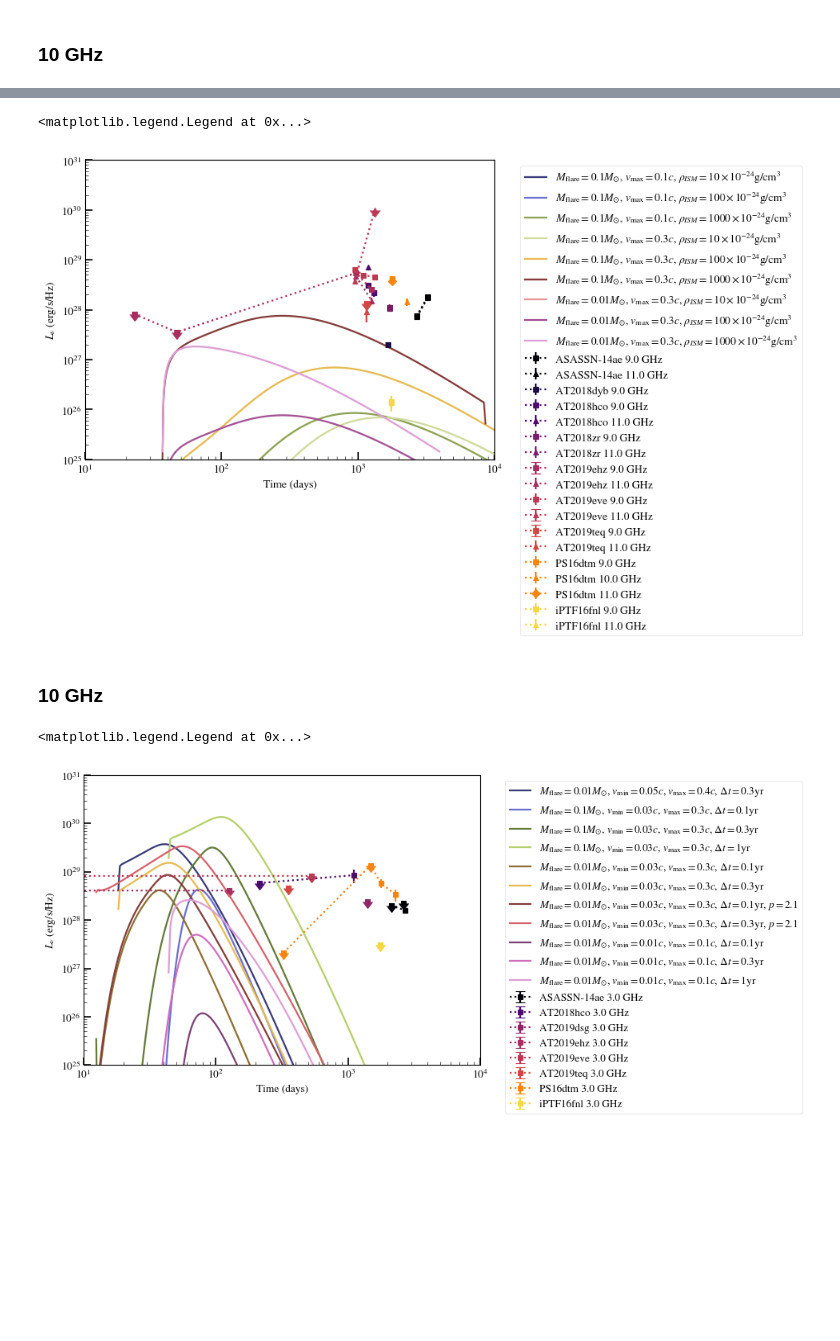
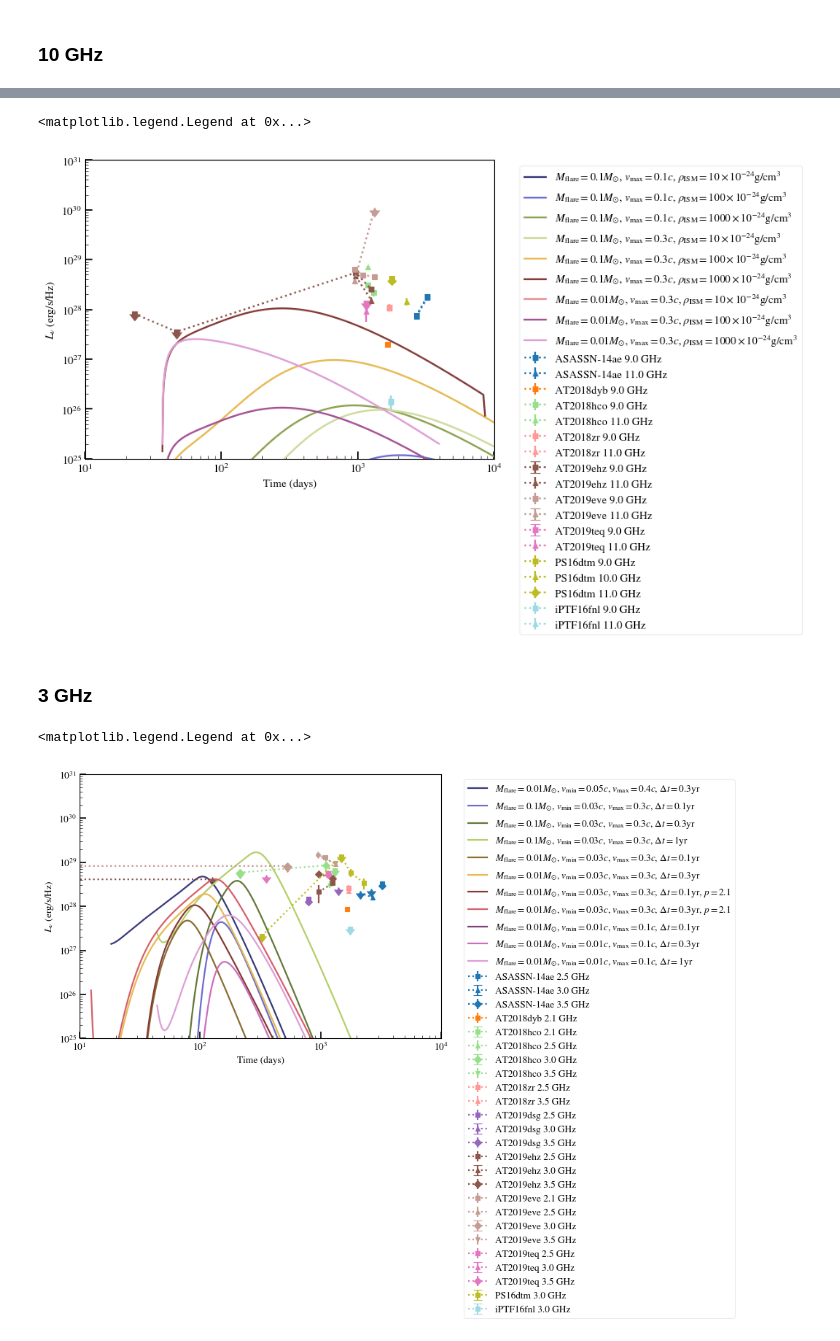
Before and after one commit to samanthacwu/Radio_Forward_Modeling, a Jupyter notebook: compare_to_data.ipynb, the cells around one changed output, grey strips where cells are left out. Drawn from its saved outputs; the diff is of its cells as text; code cells hidden in the pictures; blank space fills up the shorter version.

Commit message:
plotting

```diff
--- a/compare_to_data.ipynb
+++ b/compare_to_data.ipynb
@@ -748,7 +752,7 @@ Text(0.5, 1.0, '15 GHz')
 ### 15 GHz
 # %%
 fig,ax = plt.subplots(figsize=(8, 6))
-colors_array = plt.cm.inferno(np.linspace(0, 1, len(dict_events.keys())))
+colors_array = plt.cm.tab20(np.linspace(0, 1, len(dict_events.keys())))
 for event,color in zip(dict_events.keys(), colors_array):
     # if event != 'ASASSN-14ae':
     #     continue
@@ -810,4 +814,5 @@ ax.set_ylim(1e25,1e31)
 ax.set_xlabel('Time (days)')
 ax.set_ylabel(r'$L_{\nu}$ (erg/s/Hz)')
 plt.legend(bbox_to_anchor=(1.05, 1), loc='upper left')
+plt.title('2 Flare models')
 # %% [output]
@@ -816,6 +889,6 @@ plt.legend(bbox_to_anchor=(1.05, 1), loc='upper left')
 # %%
 fig,ax = plt.subplots(figsize=(8, 6))
-colors_array = plt.cm.inferno(np.linspace(0, 1, len(dict_events.keys())))
+colors_array = plt.cm.tab20(np.linspace(0, 1, len(dict_events.keys())))
 for event,color in zip(dict_events.keys(), colors_array):
     # if event != 'ASASSN-14ae':
     #     continue
@@ -873,4 +946,5 @@ ax.set_ylim(1e25,1e31)
 ax.set_xlabel('Time (days)')
 ax.set_ylabel(r'$L_{\nu}$ (erg/s/Hz)')
 plt.legend(bbox_to_anchor=(1.05, 1), loc='upper left')
+plt.title('Constant density ISM models')
 # %% [output]
@@ -880,7 +954,7 @@ plt.legend(bbox_to_anchor=(1.05, 1), loc='upper left')
 ### 10 GHz
 # %%
 fig,ax = plt.subplots(figsize=(8, 6))
-colors_array = plt.cm.inferno(np.linspace(0, 0.9, len(dict_events.keys())))
+colors_array = plt.cm.tab20(np.linspace(0, 1, len(dict_events.keys())))
 for event,color in zip(dict_events.keys(), colors_array):
     # if event != 'ASASSN-14ae':
     #     continue
@@ -933,7 +1007,7 @@ for i,datadir in enumerate(datadir_2flares_list):
     flare1_dict['Lnu_15GHz'] = np.load(datadir+'/flare1/'+'Lnu_15.00GHz_sparse_Te_1.0E+04.npz')
     flare2_dict['Lnu_15GHz'] = np.load(datadir+'/flare2/'+'Lnu_15.00GHz_sparse_Te_1.0E+04.npz')
 
-    ax.plot(flare1_dict['Lnu_15GHz']['times_yr']*365.25,(flare1_dict['Lnu_15GHz']['Lnu_abs_atfreq']+flare2_dict['Lnu_15GHz']['Lnu_abs_atfreq']),color=colors_array[i],label=names_2flares_list[i])
+    ax.plot(flare1_dict['Lnu_10GHz']['times_yr']*365.25,(flare1_dict['Lnu_10GHz']['Lnu_abs_atfreq']+flare2_dict['Lnu_10GHz']['Lnu_abs_atfreq']),color=colors_array[i],label=names_2flares_list[i])
 
 ax.set_xscale('log')
 ax.set_yscale('log')
@@ -942,4 +1016,5 @@ ax.set_ylim(1e25,1e31)
 ax.set_xlabel('Time (days)')
 ax.set_ylabel(r'$L_{\nu}$ (erg/s/Hz)')
 plt.legend(bbox_to_anchor=(1.05, 1), loc='upper left')
+plt.title('2 Flare models')
 # %% [output]
@@ -948,6 +1091,6 @@ plt.legend(bbox_to_anchor=(1.05, 1), loc='upper left')
 # %%
 fig,ax = plt.subplots(figsize=(8, 6))
-colors_array = plt.cm.inferno(np.linspace(0, 0.9, len(dict_events.keys())))
+colors_array = plt.cm.tab20(np.linspace(0, 1, len(dict_events.keys())))
 for event,color in zip(dict_events.keys(), colors_array):
     # if event != 'ASASSN-14ae':
     #     continue
@@ -996,7 +1139,7 @@ for i,datadir in enumerate(datadir_constism_list):
 
     flare2_dict['Lnu_15GHz'] = np.load(datadir+'/flare2/'+'Lnu_15.00GHz_sparse_Te_1.0E+04.npz')
 
-    ax.plot(flare2_dict['Lnu_15GHz']['times_yr']*365.25,(flare2_dict['Lnu_15GHz']['Lnu_abs_atfreq']),color=colors_array[i],label=names_constism_list[i])
+    ax.plot(flare2_dict['Lnu_10GHz']['times_yr']*365.25,(flare2_dict['Lnu_10GHz']['Lnu_abs_atfreq']),color=colors_array[i],label=names_constism_list[i])
 
 ax.set_xscale('log')
 ax.set_yscale('log')
@@ -1007,12 +1150,12 @@ ax.set_ylabel(r'$L_{\nu}$ (erg/s/Hz)')
 plt.legend(bbox_to_anchor=(1.05, 1), loc='upper left')
 # %% [output]
 <matplotlib.legend.Legend at 0x...>
-[figure, old version]
+[figure, new version]
 # %% [markdown]
-### 10 GHz
+### 3 GHz
 # %%
 fig,ax = plt.subplots(figsize=(8, 6))
-colors_array = plt.cm.inferno(np.linspace(0, 0.9, len(dict_events.keys())))
+colors_array = plt.cm.tab20(np.linspace(0, 1, len(dict_events.keys())))
 for event,color in zip(dict_events.keys(), colors_array):
     # if event != 'ASASSN-14ae':
     #     continue
@@ -1024,7 +1167,7 @@ for event,color in zip(dict_events.keys(), colors_array):
         # print(color,freq)
 #
         # try:
-        if np.abs(freq-3) > 0:
+        if np.abs(freq-3) > 1:
             continue
         # except:
         #     print(freq)
@@ -1048,32 +1191,32 @@ for event,color in zip(dict_events.keys(), colors_array):
                 # unique=False
 
 
 
 colors_array = plt.cm.tab20b(np.linspace(0, 1, len(datadir_2flares_list)))
 
 for i,datadir in enumerate(datadir_2flares_list):
 
     flare1_dict = {}
     flare2_dict = {}
 
     flare1_dict['Lnu_3GHz'] = np.load(datadir+'/flare1/'+'Lnu_3.00GHz_sparse_Te_1.0E+04.npz')
     flare2_dict['Lnu_3GHz'] = np.load(datadir+'/flare2/'+'Lnu_3.00GHz_sparse_Te_1.0E+04.npz')
 
     flare1_dict['Lnu_10GHz'] = np.load(datadir+'/flare1/'+'Lnu_10.00GHz_sparse_Te_1.0E+04.npz')
     flare2_dict['Lnu_10GHz'] = np.load(datadir+'/flare2/'+'Lnu_10.00GHz_sparse_Te_1.0E+04.npz')
 
     flare1_dict['Lnu_15GHz'] = np.load(datadir+'/flare1/'+'Lnu_15.00GHz_sparse_Te_1.0E+04.npz')
     flare2_dict['Lnu_15GHz'] = np.load(datadir+'/flare2/'+'Lnu_15.00GHz_sparse_Te_1.0E+04.npz')
 
-    ax.plot(flare1_dict['Lnu_15GHz']['times_yr']*365.25,(flare1_dict['Lnu_15GHz']['Lnu_abs_atfreq']+flare2_dict['Lnu_15GHz']['Lnu_abs_atfreq']),color=colors_array[i],label=names_2flares_list[i])
+    ax.plot(flare1_dict['Lnu_3GHz']['times_yr']*365.25,(flare1_dict['Lnu_3GHz']['Lnu_abs_atfreq']+flare2_dict['Lnu_3GHz']['Lnu_abs_atfreq']),color=colors_array[i],label=names_2flares_list[i])
 
 ax.set_xscale('log')
 ax.set_yscale('log')
 ax.set_xlim(10,1e4)
 ax.set_ylim(1e25,1e31)
 ax.set_xlabel('Time (days)')
 ax.set_ylabel(r'$L_{\nu}$ (erg/s/Hz)')
 plt.legend(bbox_to_anchor=(1.05, 1), loc='upper left')
 # %% [output]
 <matplotlib.legend.Legend at 0x...>
-[figure, old version]
+[figure, new version]
```
Also changed, not shown: parts of 17 cells of this notebook.
